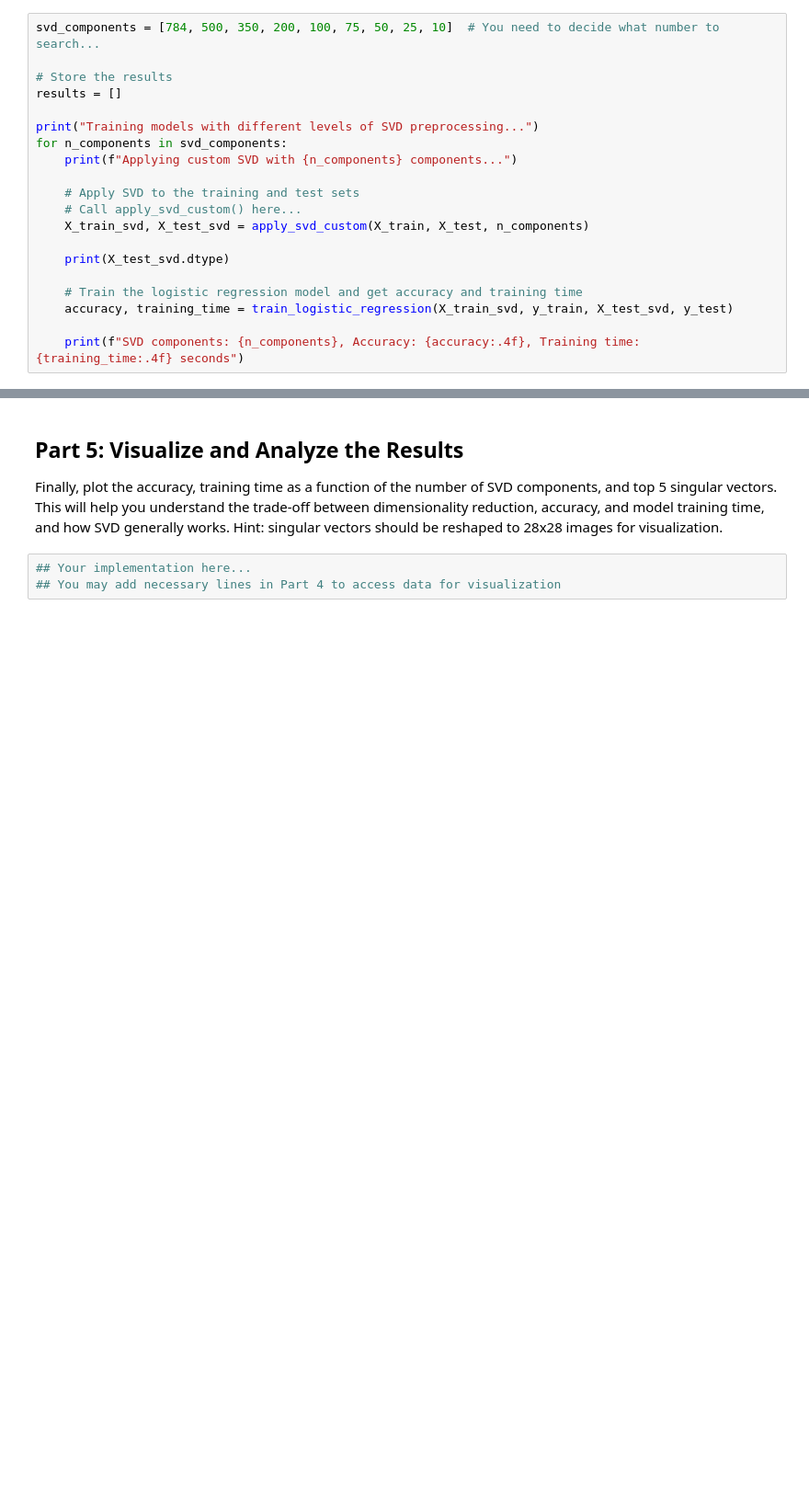
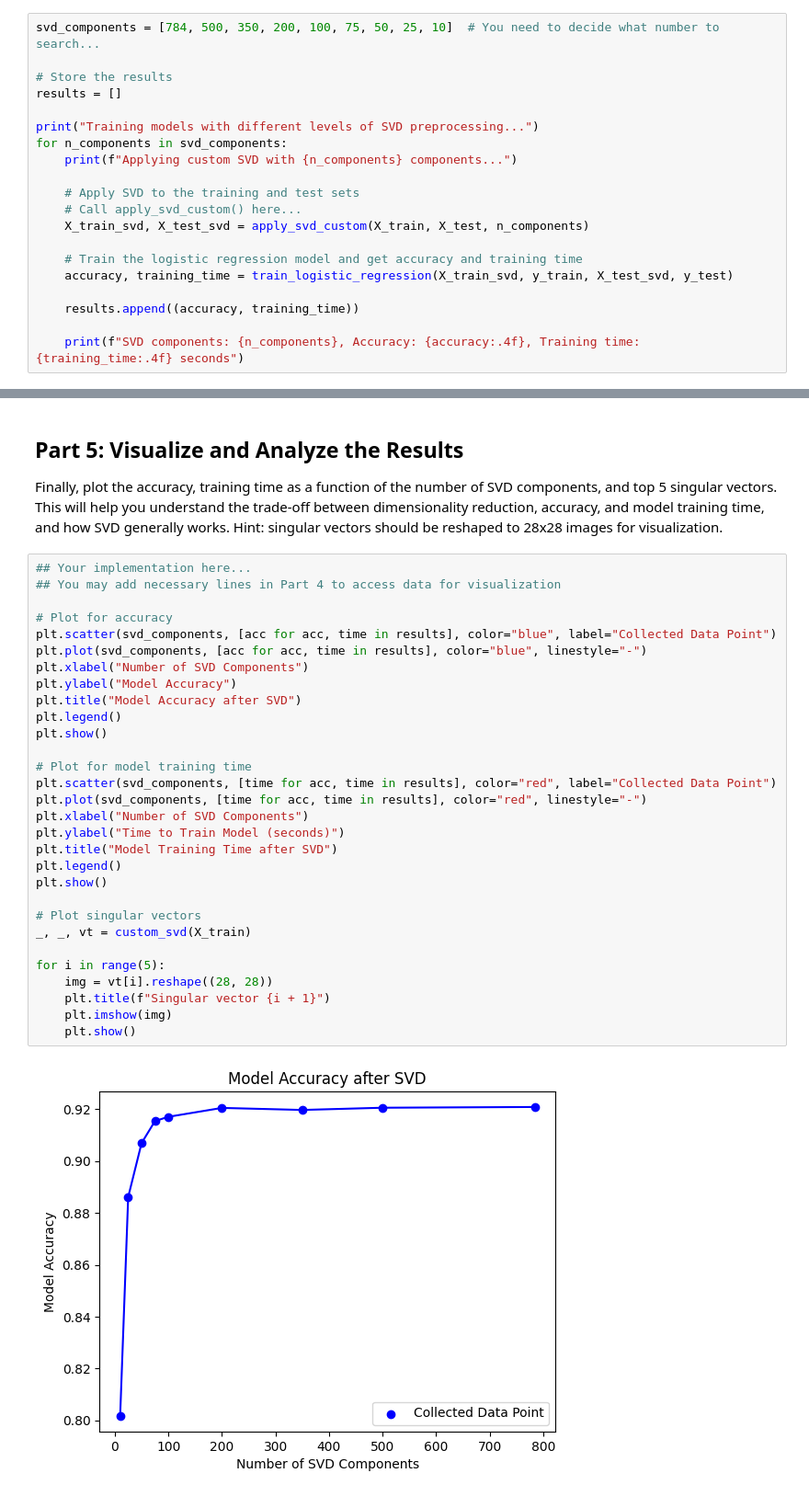
Before and after one commit to SeanRMcC/mccartys-assignment-3, a Jupyter notebook: assignment3.ipynb, the cells around one changed output, grey strips where cells are left out. Shown: that part at 92% size. Saved outputs shown, nothing was run; the diff lists cells and outputs as text; blank space fills up the shorter version.

Commit message:
Add plotting of data

```diff
--- a/assignment3.ipynb
+++ b/assignment3.ipynb
@@ -156,11 +156,11 @@ for n_components in svd_components:
     # Call apply_svd_custom() here...
     X_train_svd, X_test_svd = apply_svd_custom(X_train, X_test, n_components)
 
-    print(X_test_svd.dtype)
-
     # Train the logistic regression model and get accuracy and training time
     accuracy, training_time = train_logistic_regression(X_train_svd, y_train, X_test_svd, y_test)
 
+    results.append((accuracy, training_time))
+
     print(f"SVD components: {n_components}, Accuracy: {accuracy:.4f}, Training time: {training_time:.4f} seconds")
 # %% [output]
 Training models with different levels of SVD preprocessing...
@@ -183,3 +189,32 @@ Finally, plot the accuracy, training time as a function of the number of SVD com
 # %%
 ## Your implementation here...
 ## You may add necessary lines in Part 4 to access data for visualization
+
+# Plot for accuracy
+plt.scatter(svd_components, [acc for acc, time in results], color="blue", label="Collected Data Point")
+plt.plot(svd_components, [acc for acc, time in results], color="blue", linestyle="-")
+plt.xlabel("Number of SVD Components")
+plt.ylabel("Model Accuracy")
+plt.title("Model Accuracy after SVD")
+plt.legend()
+plt.show()
+
+# Plot for model training time
+plt.scatter(svd_components, [time for acc, time in results], color="red", label="Collected Data Point")
+plt.plot(svd_components, [time for acc, time in results], color="red", linestyle="-")
+plt.xlabel("Number of SVD Components")
+plt.ylabel("Time to Train Model (seconds)")
+plt.title("Model Training Time after SVD")
+plt.legend()
+plt.show()
+
+# Plot singular vectors
+_, _, vt = custom_svd(X_train)
+
+for i in range(5):
+    img = vt[i].reshape((28, 28))
+    plt.title(f"Singular vector {i + 1}")
+    plt.imshow(img)
+    plt.show()
+# %% [output]
+[figure, added]
```
Also changed, not shown: parts of 5 cells of this notebook.
